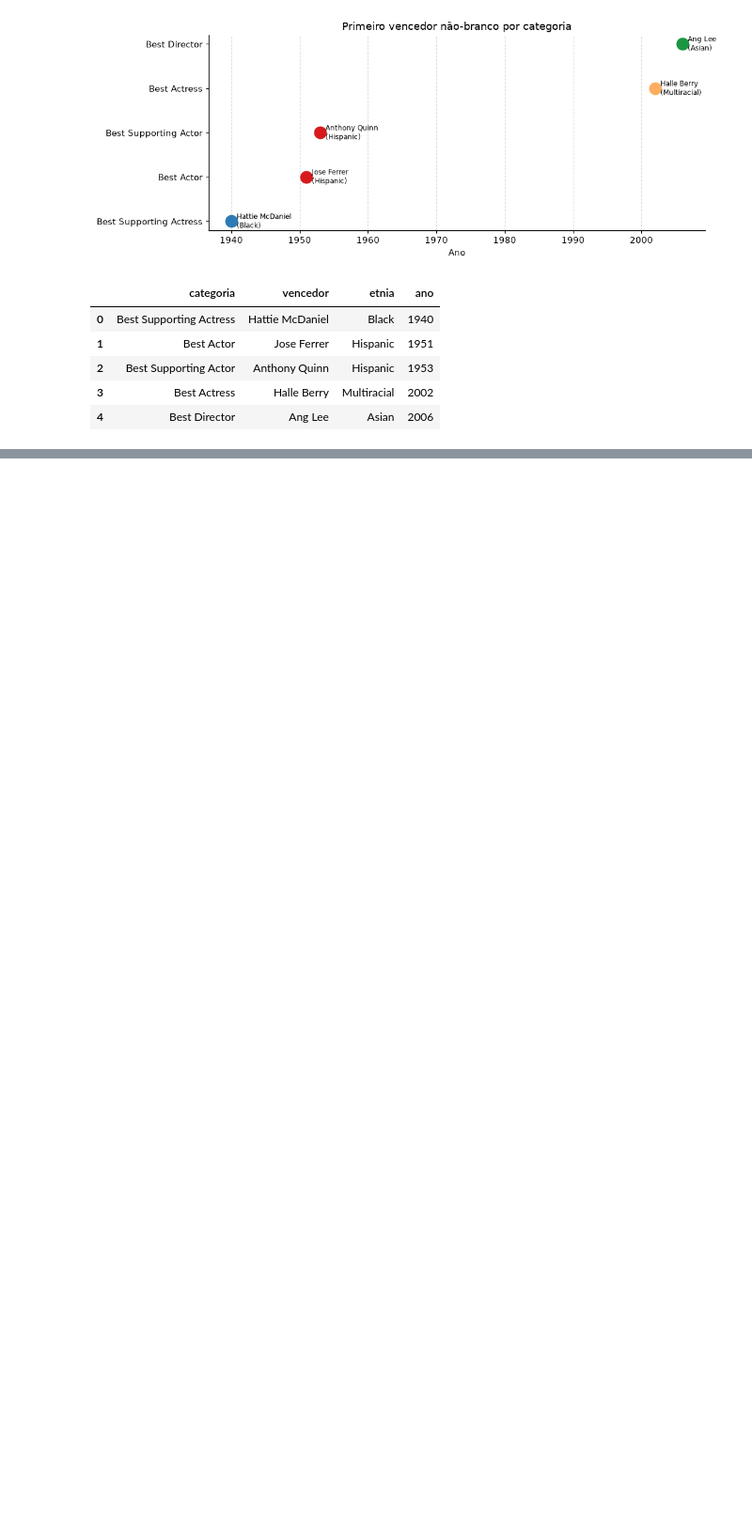
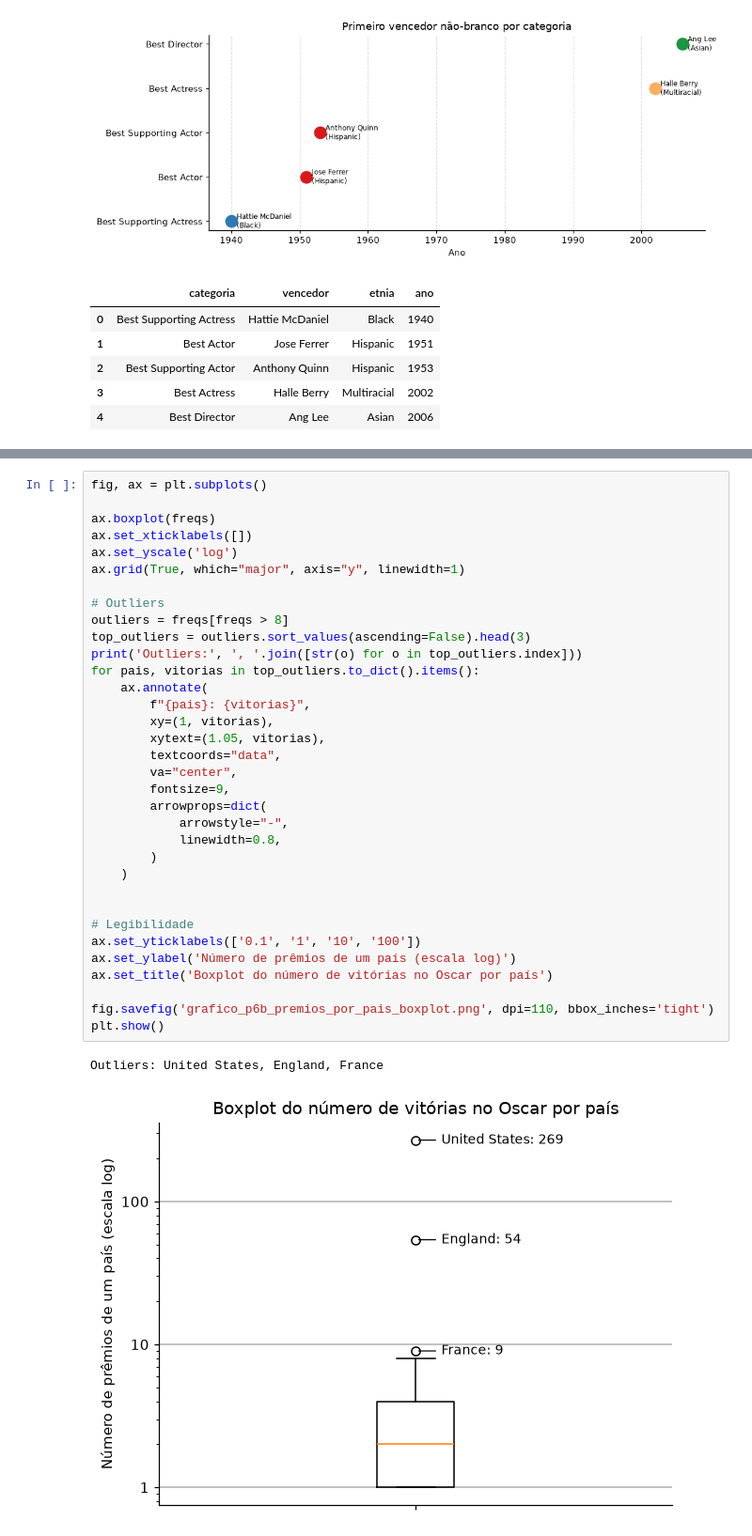
Before and after one commit to hitcode47/ProjetoDB_Oscar, a Jupyter notebook: Documentacao/Etapa4_EDA/06_visualizacoes.ipynb, the cells around one changed output, grey strips where cells are left out. Shown at 94% size. Cells and saved outputs as stored; diff of their text form; blank space fills up the shorter version.

```diff
--- a/Documentacao/Etapa4_EDA/06_visualizacoes.ipynb
+++ b/Documentacao/Etapa4_EDA/06_visualizacoes.ipynb
@@ -168,0 +208,37 @@ df5
+# %%
+fig, ax = plt.subplots()
+
+ax.boxplot(freqs)
+ax.set_xticklabels([])
+ax.set_yscale('log')
+ax.grid(True, which="major", axis="y", linewidth=1)
+
+# Outliers
+outliers = freqs[freqs > 8]
+top_outliers = outliers.sort_values(ascending=False).head(3)
+print('Outliers:', ', '.join([str(o) for o in top_outliers.index]))
+for pais, vitorias in top_outliers.to_dict().items():
+    ax.annotate(
+        f"{pais}: {vitorias}",
+        xy=(1, vitorias),
+        xytext=(1.05, vitorias),
+        textcoords="data",
+        va="center",
+        fontsize=9,
+        arrowprops=dict(
+            arrowstyle="-",
+            linewidth=0.8,
+        )
+    )
+
+
+# Legibilidade
+ax.set_yticklabels(['0.1', '1', '10', '100'])
+ax.set_ylabel('Número de prêmios de um país (escala log)')
+ax.set_title('Boxplot do número de vitórias no Oscar por país')
+
+fig.savefig('grafico_p6b_premios_por_pais_boxplot.png', dpi=110, bbox_inches='tight')
+plt.show()
+# %% [output]
+Outliers: United States, England, France
+[figure, added]
```
Also changed, not shown: parts of 2 cells of this notebook, 3 other files.
